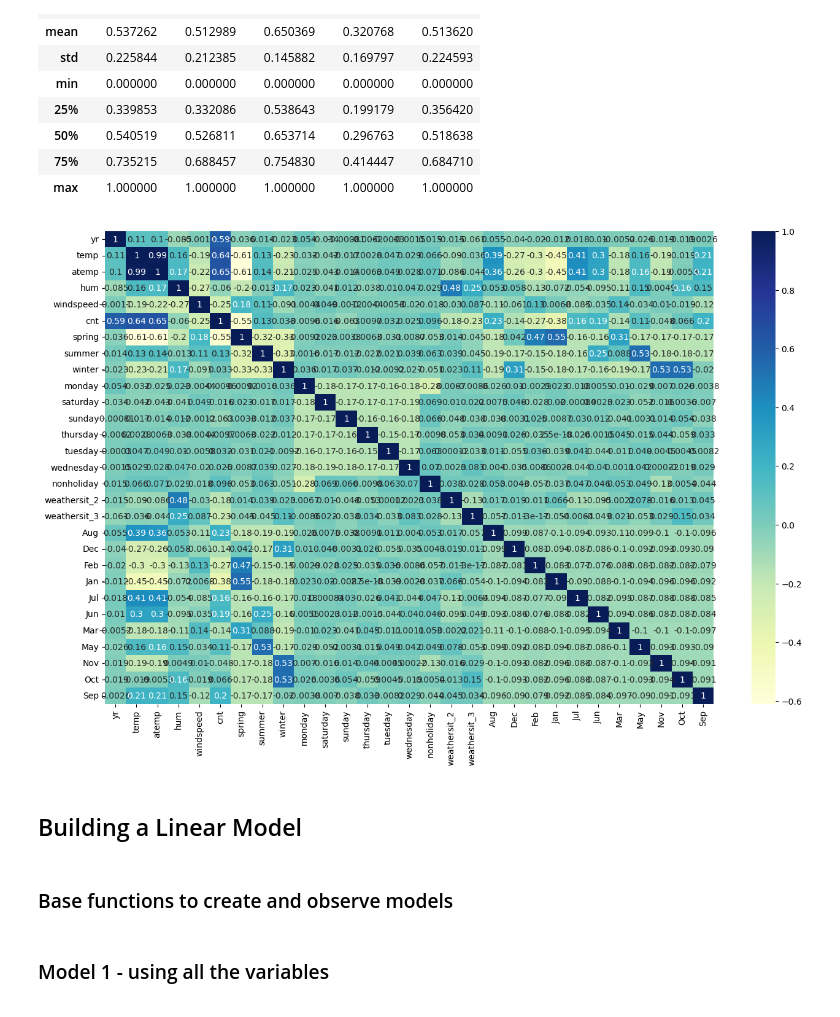
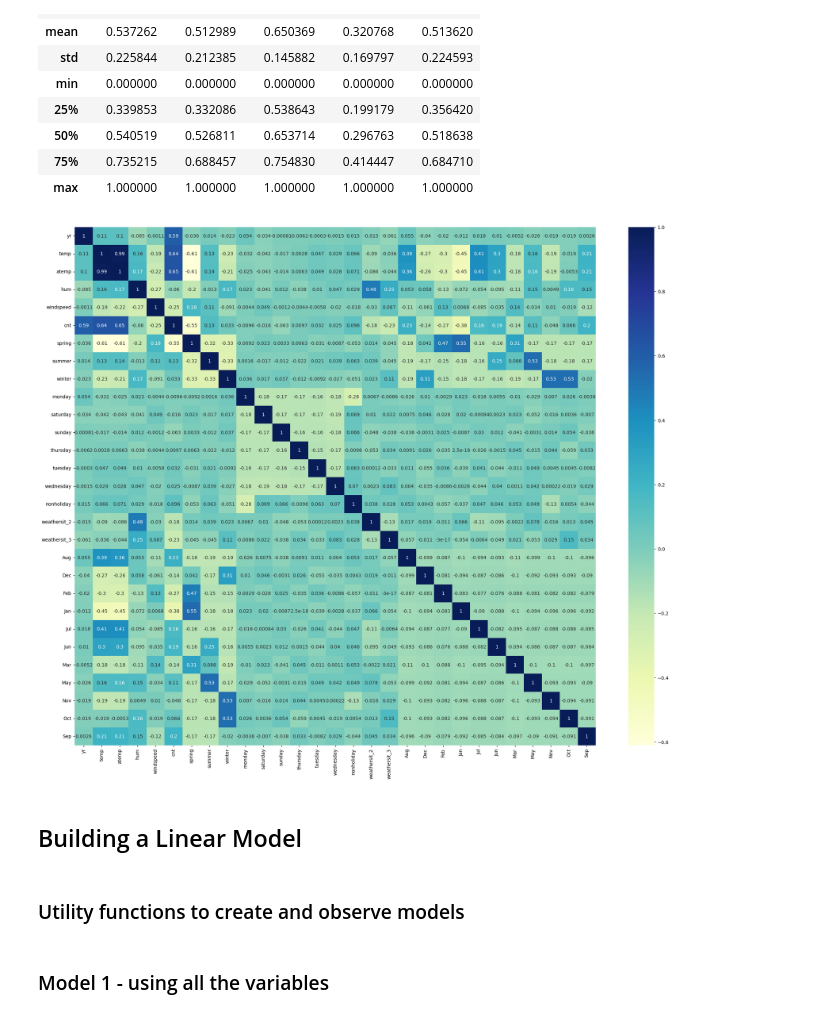
Before and after one commit to ncjanardhan-outlook/ncjpersonal, a Jupyter notebook: Linear Regression Assignment/Linear Regression Assignment - Boom Bikes.ipynb, the cells around one changed output. Cells and saved outputs as stored; diff of their text form; code cells hidden in the pictures.

```diff
--- a/Linear Regression Assignment/Linear Regression Assignment - Boom Bikes.ipynb
+++ b/Linear Regression Assignment/Linear Regression Assignment - Boom Bikes.ipynb
@@ -170,15 +233,15 @@ dfBikes_train[numerical_variables].describe()
 | 75% | 0.735215 | 0.688457 | 0.754830 | 0.414447 | 0.684710 |
 | max | 1.000000 | 1.000000 | 1.000000 | 1.000000 | 1.000000 |
 # %%
-plt.figure(figsize = (16, 10))
+plt.figure(figsize = (25, 20))
 sns.heatmap(dfBikes_train.corr(), annot = True, cmap="YlGnBu")
 plt.show()
 # %% [output]
-[figure, old version]
+[figure, new version]
 # %% [markdown]
 ## Building a Linear Model
 # %% [markdown]
-### Base functions to create and observe models
+### Utility functions to create and observe models
 # %%
 import statsmodels.api as sm
 
```
Also changed, not shown: parts of 47 cells of this notebook.
